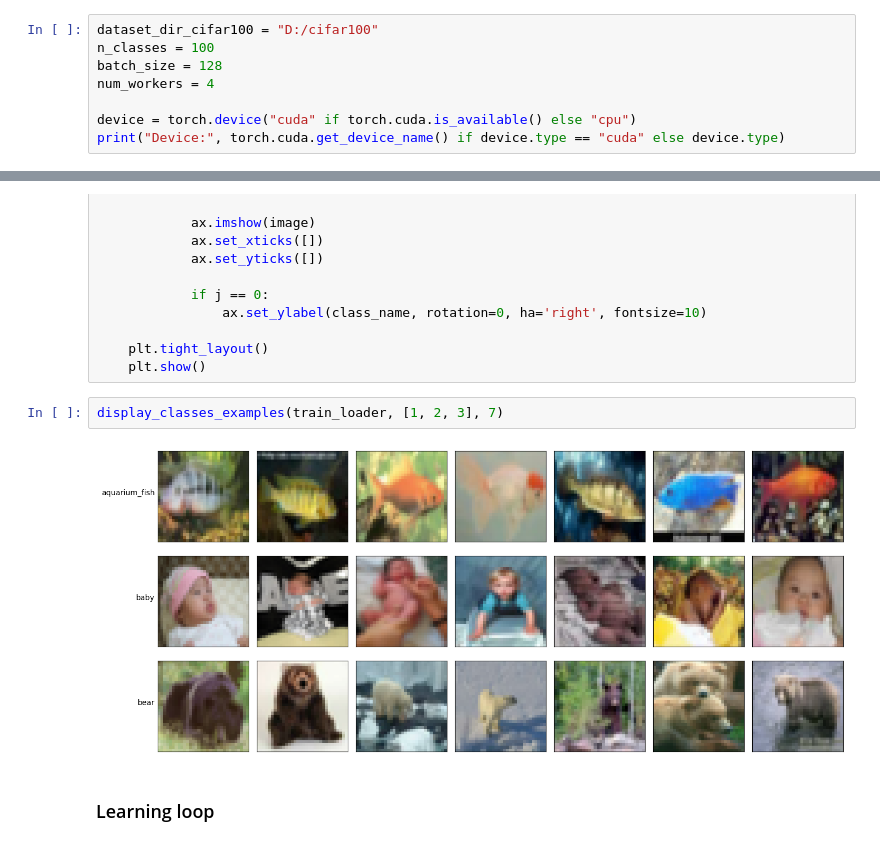
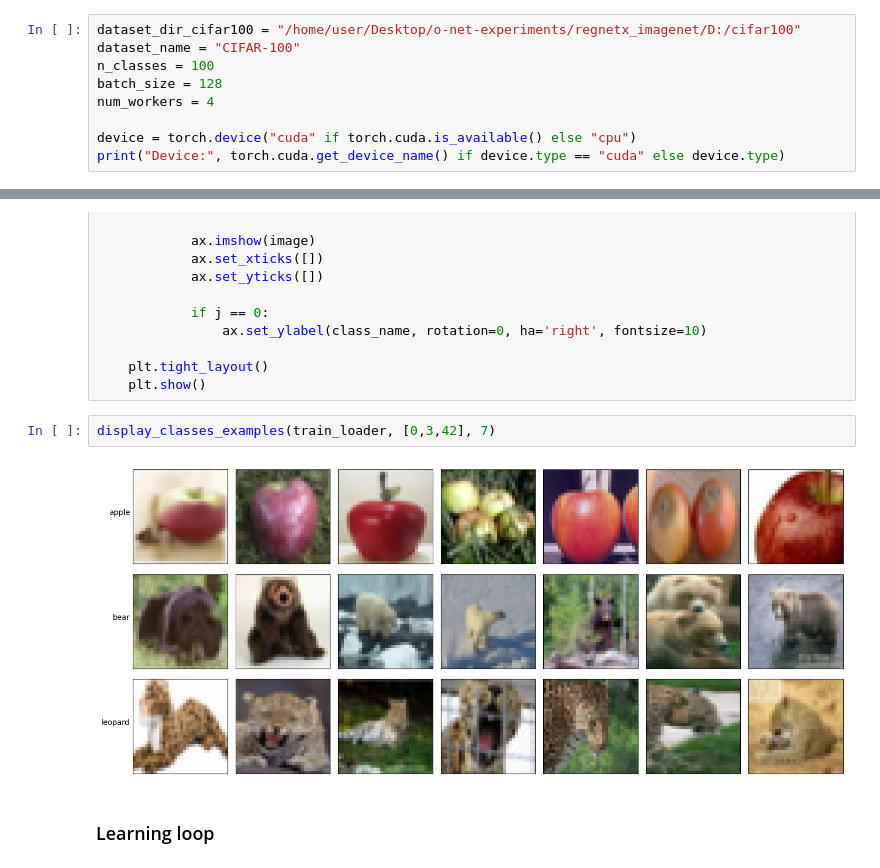
Before and after one commit to Ali-AliAli-Ali/ML_homeworks_magistracy, a Jupyter notebook: 2_metrics_inc.ipynb, the cells around one changed output, grey strips where cells are left out. Drawn from its saved outputs; the diff is of its cells as text.

```diff
--- a/2_metrics_inc.ipynb
+++ b/2_metrics_inc.ipynb
@@ -85,7 +85,8 @@ def make_val_loader_cifar100(data_dir: str,
         pin_memory=True
     )
 # %%
-dataset_dir_cifar100 = "D:/cifar100"
+dataset_dir_cifar100 = "/home/user/Desktop/o-net-experiments/regnetx_imagenet/D:/cifar100"
+dataset_name = "CIFAR-100"
 n_classes = 100
 batch_size = 128
 num_workers = 4
@@ -437,9 +487,9 @@ def display_classes_examples(dataloader, classes_ids, n_examples: int=3):
     plt.tight_layout()
     plt.show()
 # %%
-display_classes_examples(train_loader, [1, 2, 3], 7)
+display_classes_examples(train_loader, [0,3,42], 7)
 # %% [output]
-[figure, old version]
+[figure, new version]
 # %% [markdown]
 ### Learning loop
 # %%
```
Also changed, not shown: parts of 18 cells of this notebook, 2 other files.
